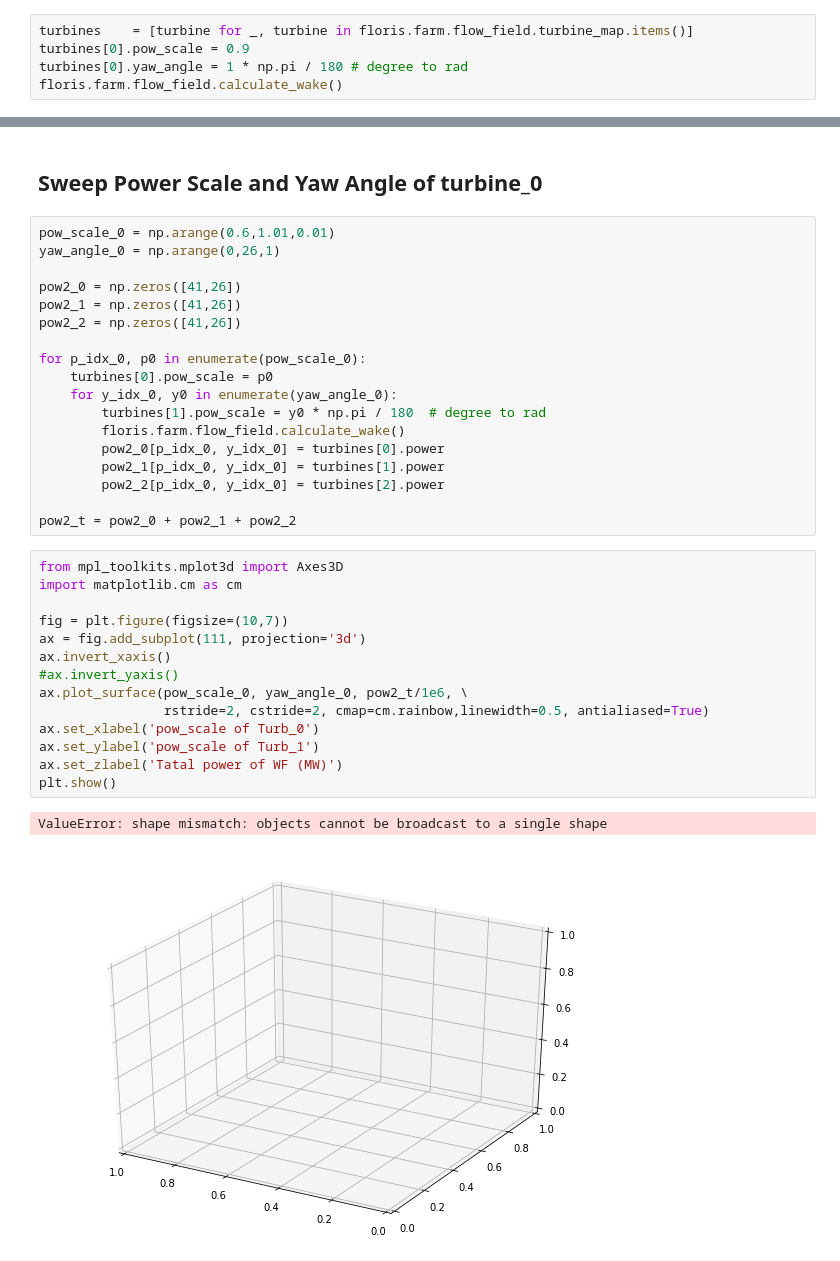
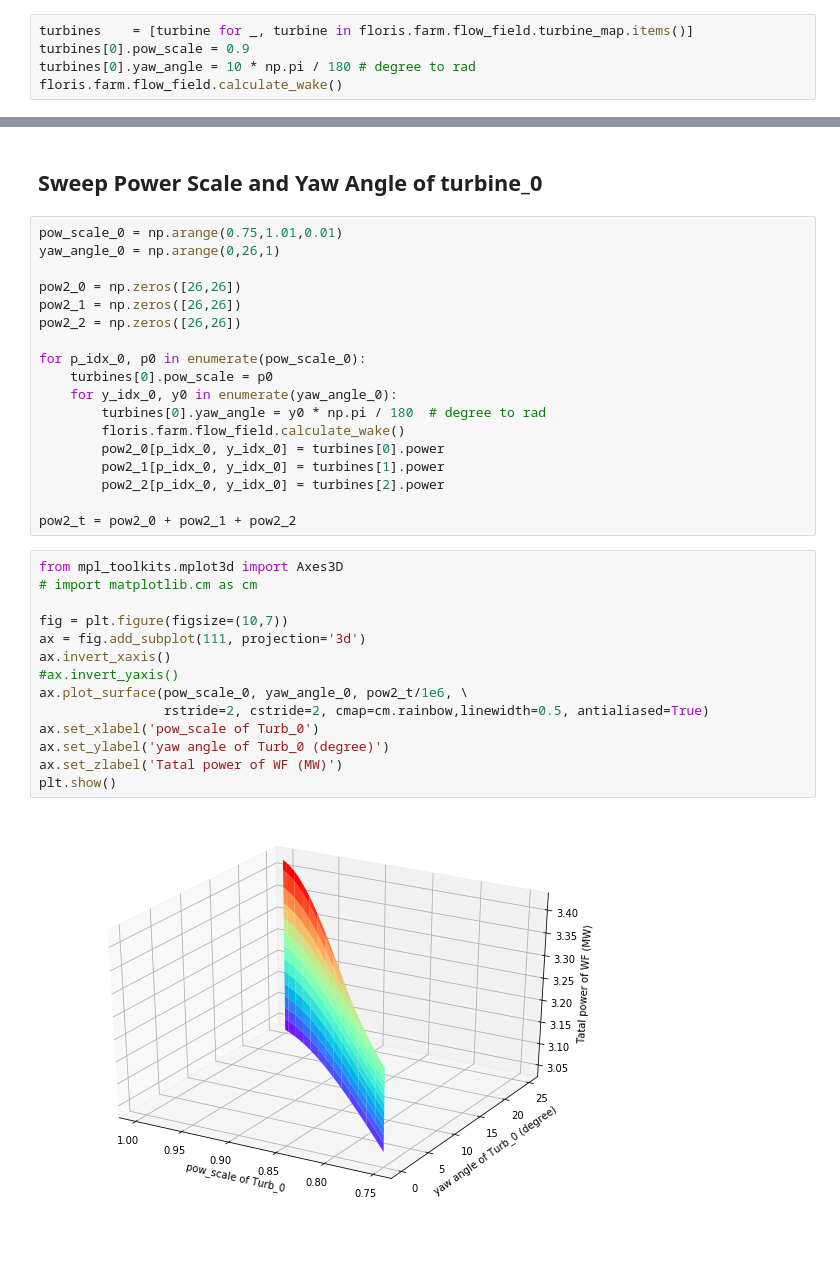
Before and after one commit to stiux/FLORIS, a Jupyter notebook: examples/FLORIS_loads_DR_Run_Notebook_SWF_3WT_AI_Yaw_case.ipynb, the cells around one changed output, grey strips where cells are left out. Drawn from its saved outputs; the diff is of its cells as text.

```diff
--- a/examples/FLORIS_loads_DR_Run_Notebook_SWF_3WT_AI_Yaw_case.ipynb
+++ b/examples/FLORIS_loads_DR_Run_Notebook_SWF_3WT_AI_Yaw_case.ipynb
@@ -75,7 +75,7 @@ visualization_manager.plot_x_planes([0.5])
 # %%
 turbines    = [turbine for _, turbine in floris.farm.flow_field.turbine_map.items()]
 turbines[0].pow_scale = 0.9
-turbines[0].yaw_angle = 1 * np.pi / 180 # degree to rad
+turbines[0].yaw_angle = 10 * np.pi / 180 # degree to rad
 floris.farm.flow_field.calculate_wake()
 # %%
 for coord, turbine in floris.farm.turbine_map.items():
@@ -108,17 +108,17 @@ for coord, turbine in floris.farm.turbine_map.items():
 # %% [markdown]
 ## Sweep Power Scale and Yaw Angle of turbine_0
 # %%
-pow_scale_0 = np.arange(0.6,1.01,0.01)
+pow_scale_0 = np.arange(0.75,1.01,0.01)
 yaw_angle_0 = np.arange(0,26,1)
 
-pow2_0 = np.zeros([41,26])
-pow2_1 = np.zeros([41,26])
-pow2_2 = np.zeros([41,26])
+pow2_0 = np.zeros([26,26])
+pow2_1 = np.zeros([26,26])
+pow2_2 = np.zeros([26,26])
 
 for p_idx_0, p0 in enumerate(pow_scale_0):
     turbines[0].pow_scale = p0
     for y_idx_0, y0 in enumerate(yaw_angle_0):
-        turbines[1].pow_scale = y0 * np.pi / 180  # degree to rad
+        turbines[0].yaw_angle = y0 * np.pi / 180  # degree to rad
         floris.farm.flow_field.calculate_wake()
         pow2_0[p_idx_0, y_idx_0] = turbines[0].power
         pow2_1[p_idx_0, y_idx_0] = turbines[1].power
@@ -127,21 +127,20 @@ for p_idx_0, p0 in enumerate(pow_scale_0):
 pow2_t = pow2_0 + pow2_1 + pow2_2
 # %%
 from mpl_toolkits.mplot3d import Axes3D
-import matplotlib.cm as cm
+# import matplotlib.cm as cm
 
 fig = plt.figure(figsize=(10,7))
 ax = fig.add_subplot(111, projection='3d')
 ax.invert_xaxis()
 #ax.invert_yaxis()
 ax.plot_surface(pow_scale_0, yaw_angle_0, pow2_t/1e6, \
                 rstride=2, cstride=2, cmap=cm.rainbow,linewidth=0.5, antialiased=True)
 ax.set_xlabel('pow_scale of Turb_0')
-ax.set_ylabel('pow_scale of Turb_1')
+ax.set_ylabel('yaw angle of Turb_0 (degree)')
 ax.set_zlabel('Tatal power of WF (MW)')
 plt.show()
 # %% [output]
-ValueError: shape mismatch: objects cannot be broadcast to a single shape
-[figure, old version]
+[figure, new version]
 # %%
 pow2_t_max = np.max(pow2_t)
 pow2_t_max_idx = np.where(pow2_t == np.max(pow2_t))
```
Also changed, not shown: parts of 6 cells of this notebook, 1 other file.
